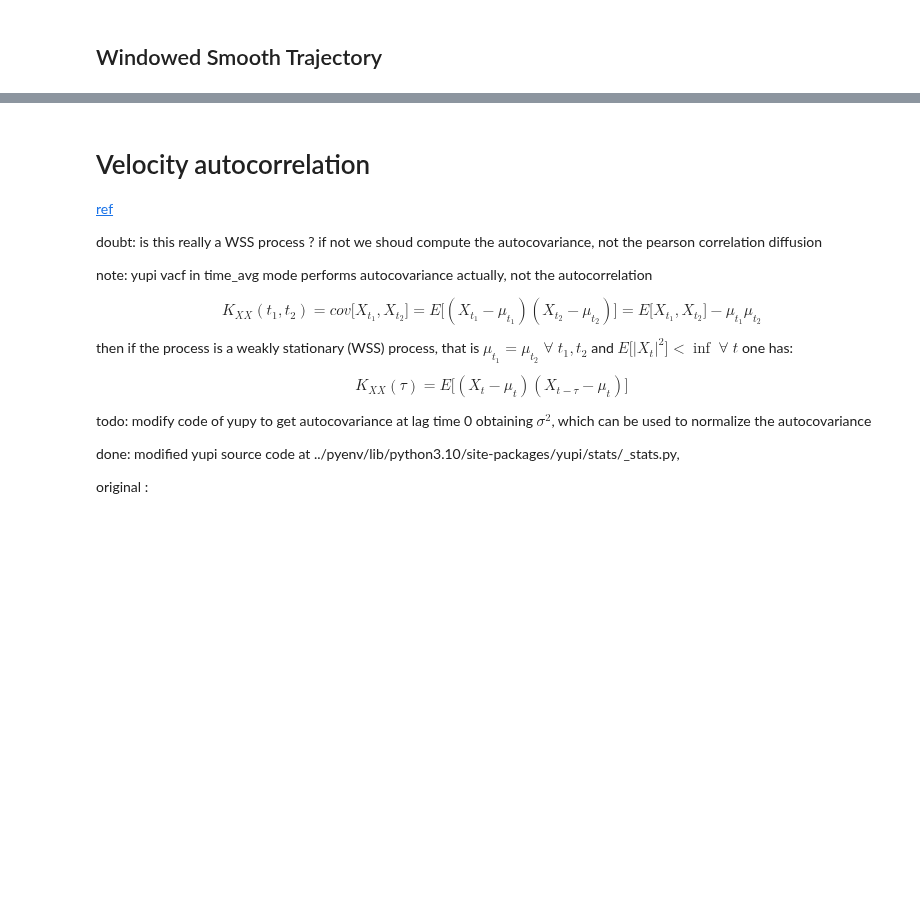
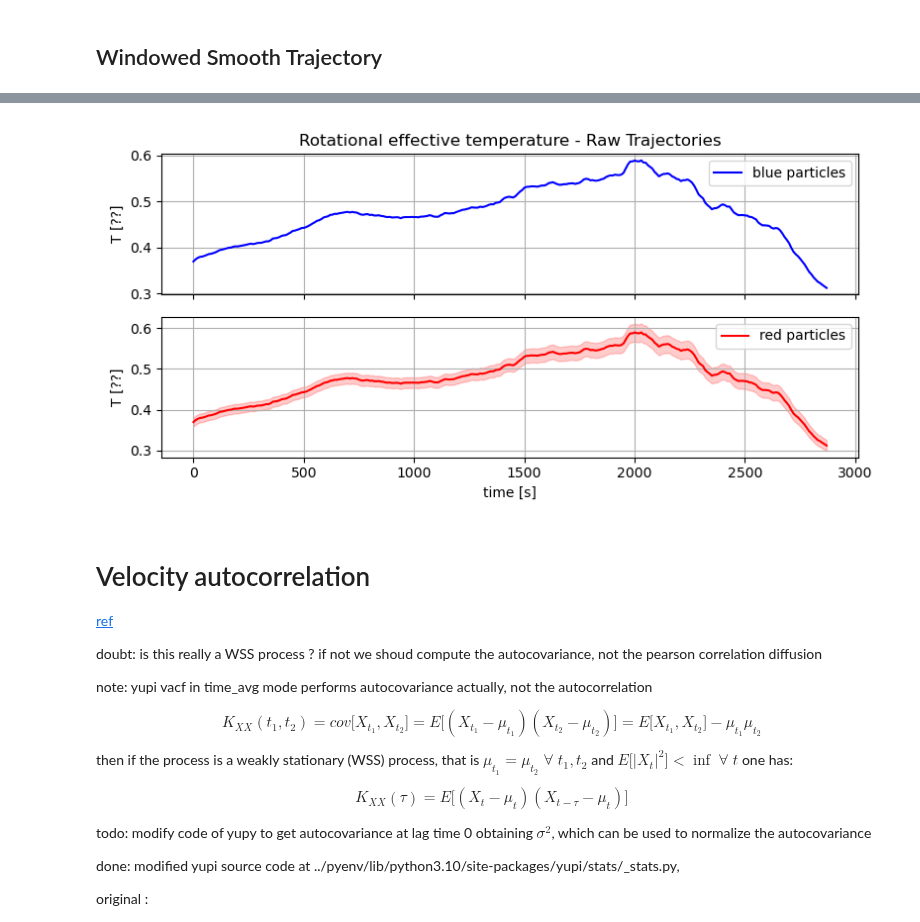
Before and after one commit to skandiz/MasterThesis, a Jupyter notebook: code/trajectoryAnalysis.ipynb, the cells around one changed output, grey strips where cells are left out. Drawn from its saved outputs; the diff is of its cells as text; code cells hidden in the pictures; blank space fills up the shorter version.

```diff
--- a/code/trajectoryAnalysis.ipynb
+++ b/code/trajectoryAnalysis.ipynb
@@ -1315,21 +1265,26 @@ else:
 # %%
 fig, (ax, ax1) = plt.subplots(2, 1, figsize=(8, 4), sharex=True)
-ax.errorbar(startFrames/10, blue_fit_windowed_turn_smooth[:, 0], yerr = blue_fit_windowed_turn_smooth[:, 1], fmt = 'b', label="blue particles")
-ax.set(ylabel = "T [??]", ylim = (1, 5), title = "Effective Temperature - Raw Trajectories")
+ax.plot(startFrames/10, blue_fit_windowed_turn_smooth[:, 0], 'b', label="blue particles")
+
+ax.set(ylabel = "T [??]", title = "Rotational effective temperature - Raw Trajectories")
 ax.legend()
 ax.grid()
 
-ax1.errorbar(startFrames/10, red_fit_windowed_turn_smooth[:, 0], yerr = red_fit_windowed_turn_smooth[:, 1], fmt = 'r', label="red particles")
-ax1.set(xlabel ="time [s]", ylabel = "T [??]")
+ax1.plot(startFrames/10, red_fit_windowed_turn_smooth[:, 0], 'r', label="red particles")
+ax1.fill_between(startFrames/10, red_fit_windowed_turn_smooth[:, 0] - red_fit_windowed_turn_smooth[:, 1],
+                        red_fit_windowed_turn_smooth[:, 0] + red_fit_windowed_turn_smooth[:, 1], color='r', alpha=0.2)
+ax1.set(xlabel = "time [s]", ylabel = "T [??]")
 ax1.legend()
 ax1.grid()
 
 plt.tight_layout()
 if save_verb: plt.savefig('../results/turning_angles/effective_T_smooth.png', dpi=500, bbox_inches='tight')
 if show_verb:
     plt.show()
 else:
     plt.close()
+# %% [output]
+[figure, added]
 # %% [markdown]
 # Velocity autocorrelation
 [ref](https://en.wikipedia.org/wiki/Autocovariance)
```
Also changed, not shown: parts of 14 cells of this notebook, 9 other files.
